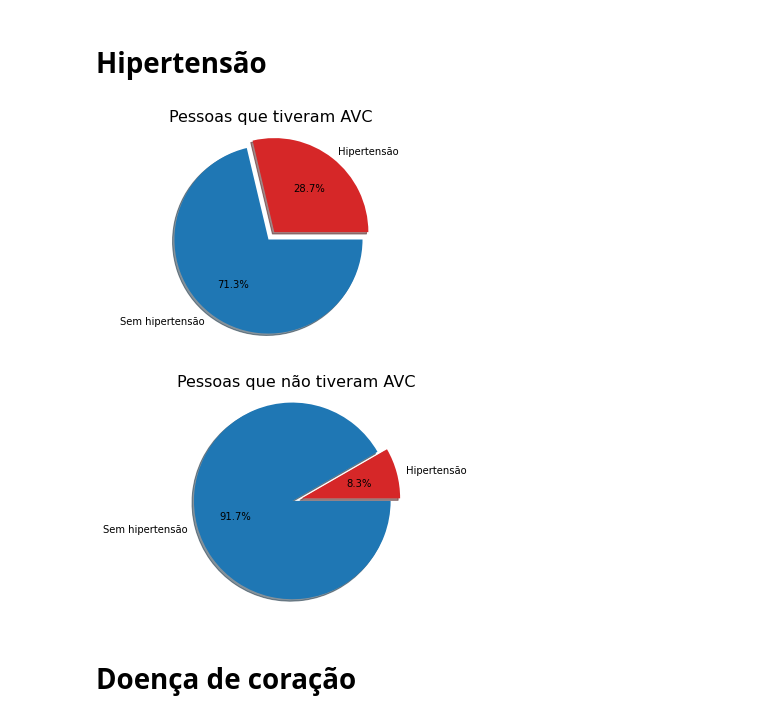
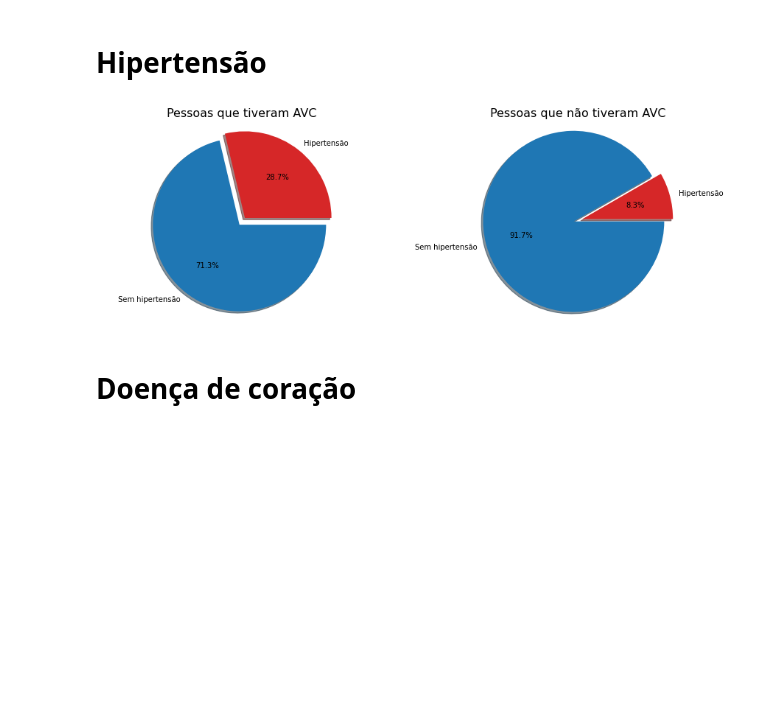
Before and after one commit to Adneycm/Projeto2-Cdados, a Jupyter notebook: Projeto2_Ciencia_dos_Dados_Stroke.ipynb, the cells around one changed output. Drawn from its saved outputs; the diff is of its cells as text; code cells hidden in the pictures; blank space fills up the shorter version.

Commit message:
Organizando os gráficos para melhor visualização

```diff
--- a/Projeto2_Ciencia_dos_Dados_Stroke.ipynb
+++ b/Projeto2_Ciencia_dos_Dados_Stroke.ipynb
@@ -158,36 +158,35 @@ plt.show()
 # %%
 # Pie chart, where the slices will be ordered and plotted counter-clockwise:
 labels = 'Hipertensão', 'Sem hipertensão'
 
 sizes = [stroke_yes.hypertension.value_counts()[1]/stroke_yes.shape[0],
          stroke_yes.hypertension.value_counts()[0]/stroke_yes.shape[0],
 
          stroke_no.hypertension.value_counts()[1]/stroke_no.shape[0],
          stroke_no.hypertension.value_counts()[0]/stroke_no.shape[0] ]
 
 explode = (0, 0.1)  # only "explode" the 2nd slice (i.e. 'Hogs')
 
+plt.figure(figsize=(15,5))
 
-fig1, ax1 = plt.subplots()
-ax1.pie(sizes[0:2], explode=explode, labels=labels,colors = ['tab:red','tab:blue'], autopct='%1.1f%%',
+plt.subplot(121)
+plt.pie(sizes[0:2], explode=explode, labels=labels,colors = ['tab:red','tab:blue'], autopct='%1.1f%%',
         shadow=True, startangle=0)
-ax1.axis('equal')  # Equal aspect ratio ensures that pie is drawn as a circle.
+plt.axis('equal')  # Equal aspect ratio ensures that pie is drawn as a circle.
 
 plt.title("Pessoas que tiveram AVC",size = 16)
-plt.show()
 
 
-fig1, ax1 = plt.subplots()
-ax1.pie(sizes[2:4], explode=explode, labels=labels,colors = ['tab:red','tab:blue'], autopct='%1.1f%%',
+plt.subplot(122)
+plt.pie(sizes[2:4], explode=explode, labels=labels,colors = ['tab:red','tab:blue'], autopct='%1.1f%%',
         shadow=True, startangle=0)
-ax1.axis('equal')  # Equal aspect ratio ensures that pie is drawn as a circle.
+plt.axis('equal')  # Equal aspect ratio ensures that pie is drawn as a circle.
 
 plt.title("Pessoas que não tiveram AVC",size = 16)
 
 plt.show()
 # %% [output]
-[figure, old version]
+[figure, new version]
-[figure, removed]
 # %% [markdown]
 # Doença de coração
 # %%
```
Also changed, not shown: parts of 2 cells of this notebook.
